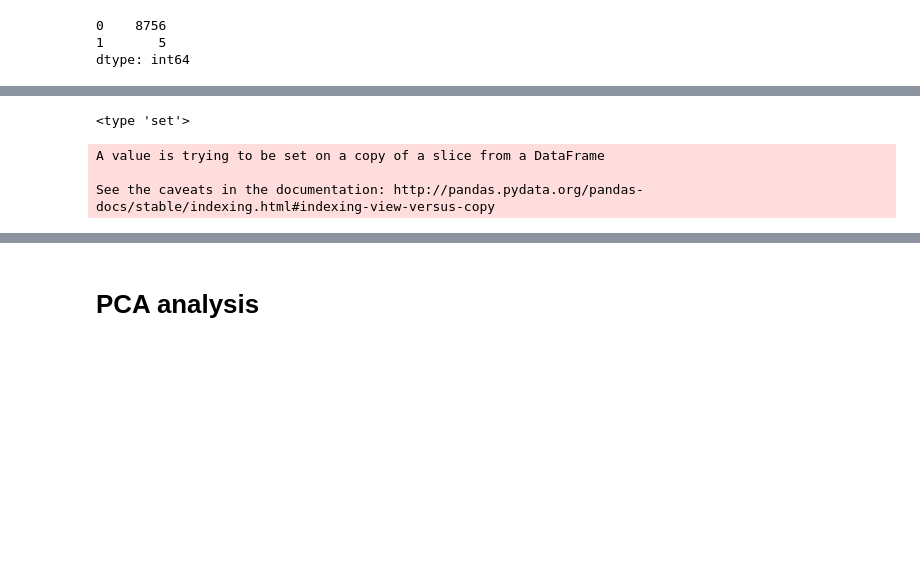
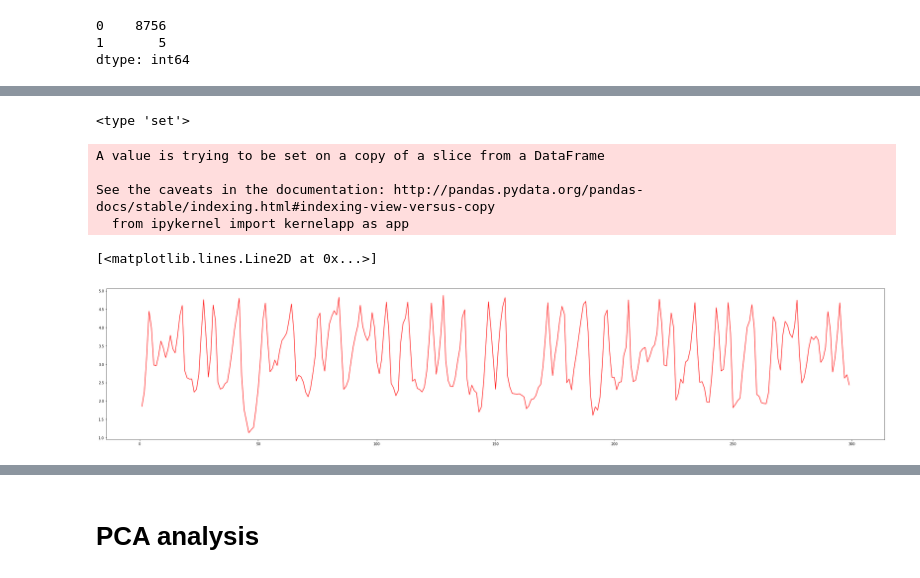
Before and after one commit to zLizy/Cyber-Data-Analysis, a Jupyter notebook: ass2/MarKovChain_PCA.ipynb, the cells around one changed output, grey strips where cells are left out. Drawn from its saved outputs; the diff is of its cells as text; code cells hidden in the pictures; blank space fills up the shorter version.

```diff
--- a/ass2/MarKovChain_PCA.ipynb
+++ b/ass2/MarKovChain_PCA.ipynb
@@ -52,6 +47,7 @@ s = SAX(3, 3, 1e-6)
 # %%
-X=np.array(range(len(data)))
-data.insert(0, 'SAX_value', X)
+# SAX discritization
+s = SAX(3, 3, 1e-6)
+(x3Strings, x3Indices) = s.sliding_window(signal, 1459, 0.01)
 
 sax_data=pd.DataFrame(x3Indices,x3Strings )
 str_set=set(x3Strings)
@@ -60,12 +56,19 @@ print type(str_set)
 for i,item in enumerate(str_set):
     start=np.array(sax_data.loc[item][0])
     end=np.array(sax_data.loc[item][1])
-    #print item,i
+   # print item,i
     for j in xrange(len(start)):
-        #print j
+    #    print j
         data['SAX_value'][range(start[j],end[j])]=i
 # %% [output]
 <type 'set'>
 A value is trying to be set on a copy of a slice from a DataFrame
 
 See the caveats in the documentation: http://pandas.pydata.org/pandas-docs/stable/indexing.html#indexing-view-versus-copy
+  from ipykernel import kernelapp as app
+# %%
+plt.figure(figsize=(40,8))
+plt.plot(signal[1:300],'r')
+# %% [output]
+[<matplotlib.lines.Line2D at 0x...>]
+[figure, added]
```
Also changed, not shown: parts of 31 cells of this notebook.
